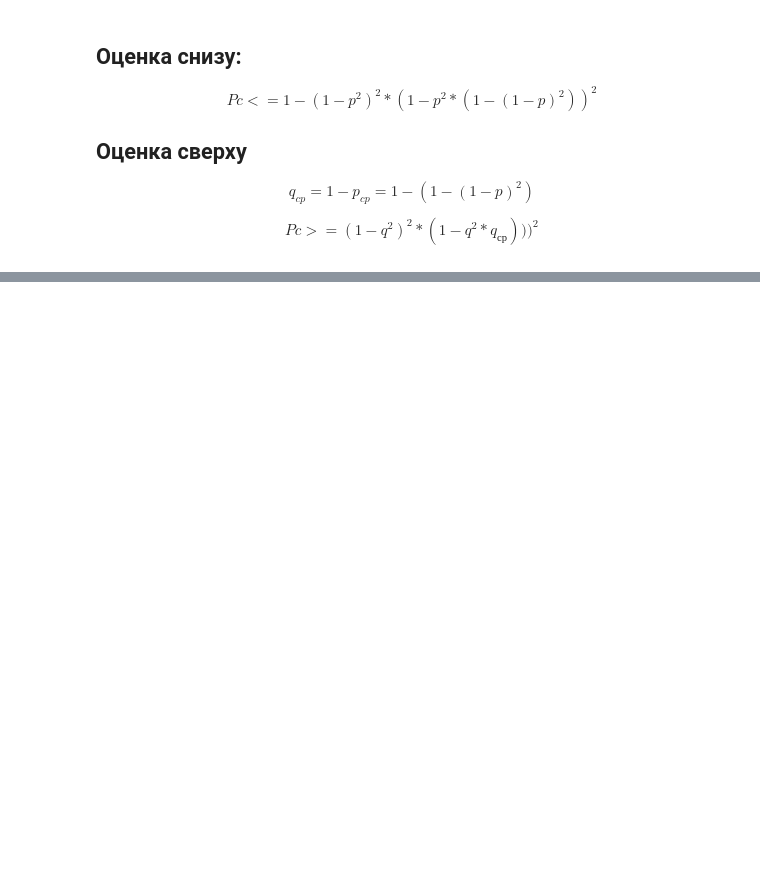
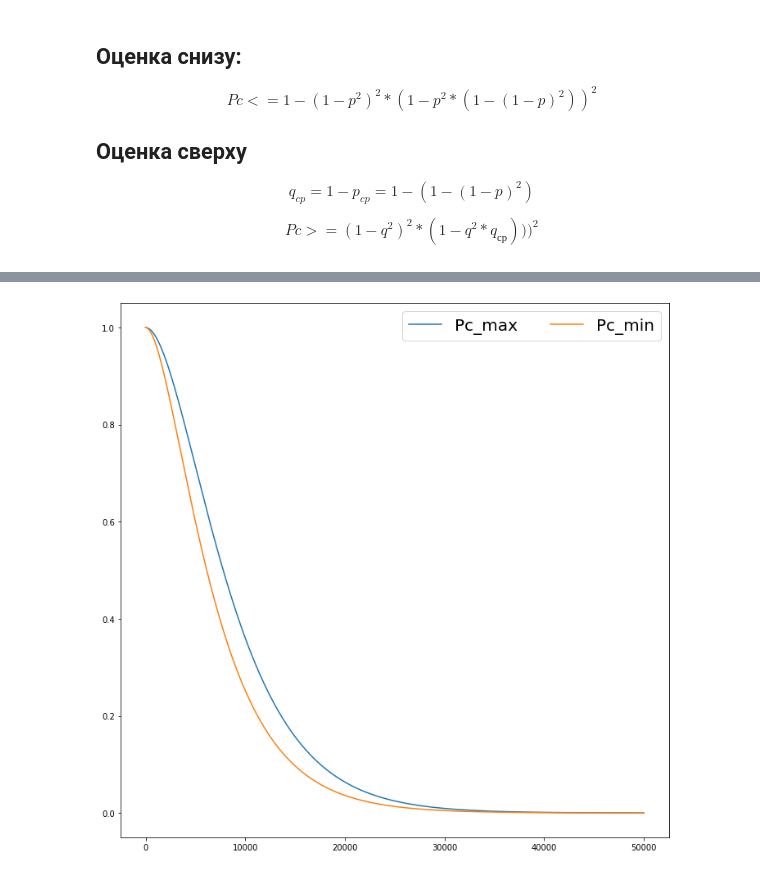
Before and after one commit to KaluginaMarina/FourthYearOfItmo, a Jupyter notebook: reliability-theory/lab1/lab1.ipynb, the cells around one changed output, grey strips where cells are left out. Saved outputs shown, nothing was run; the diff lists cells and outputs as text; code cells hidden in the pictures; blank space fills up the shorter version.

```diff
--- a/reliability-theory/lab1/lab1.ipynb
+++ b/reliability-theory/lab1/lab1.ipynb
@@ -178,0 +273,27 @@ plt.show()
+# %%
+if 1 - (1-p((t2-t1)/2)**2)**2 > p((t2-t1)/2)**2 * (1-(1-p((t2-t1)/2))**2):
+    pc3_1 =  1 - (1-p(x)**2)**2
+else:
+    pc3_1 = p(x)**2 * (1-(1-p(x))**2)
+
+if (1 - q((t2-t1)/2)**2)**2 > (1 - q((t2-t1)/2)**2 * (1 - (1-(1-p((t2-t1)/2))**2))):
+    pc3_2 =  (1 - q(x)**2 * (1 - (1-(1-p(x))**2)))
+else:
+    pc3_2 = (1 - q(x)**2)**2
+
+fig, ax = plt.subplots()
+
+ax.plot(x, pc3_2, label="Pc_max")
+ax.plot(x, pc3_1, label="Pc_min")
+
+ax.legend(fontsize = 20,
+          ncol = 2,
+          title_fontsize = '14'
+         )
+
+fig.set_figwidth(12)
+fig.set_figheight(12)
+
+plt.show()
+# %% [output]
+[figure, added]
```
Also changed, not shown: parts of 11 cells of this notebook.
